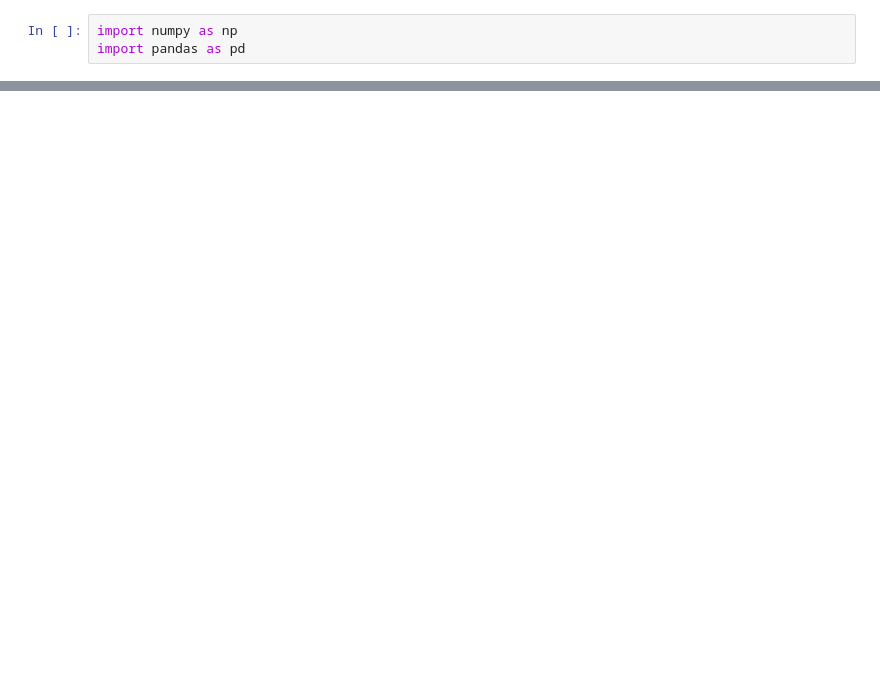
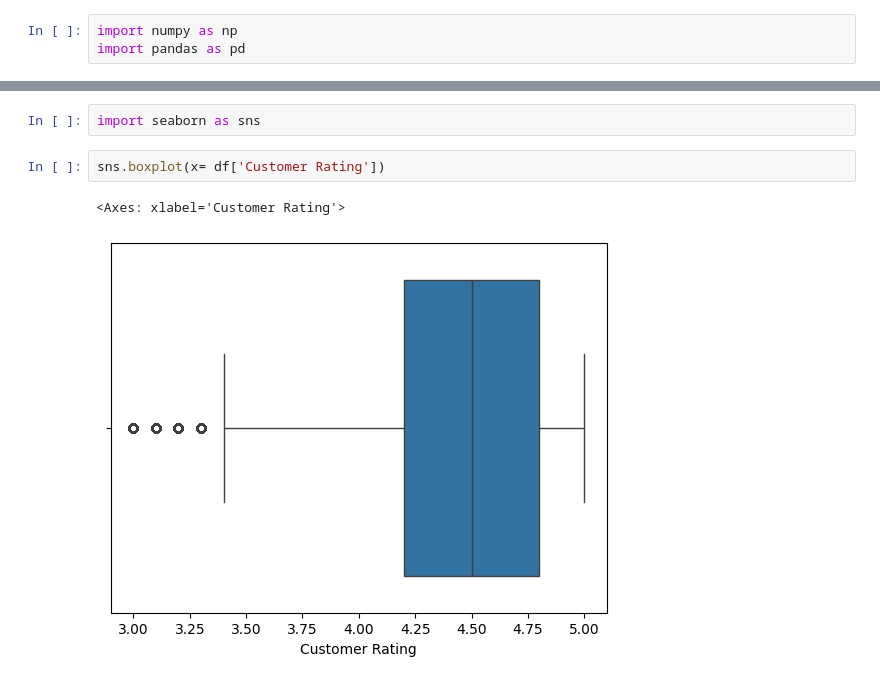
Before and after one commit to ESET0122/basic, a Jupyter notebook: Basics of Python/Practice/Exploratory Data Analysis/eda_self.ipynb, the cells around one changed output, grey strips where cells are left out. Drawn from its saved outputs; the diff is of its cells as text; blank space fills up the shorter version.

```diff
--- a/Basics of Python/Practice/Exploratory Data Analysis/eda_self.ipynb
+++ b/Basics of Python/Practice/Exploratory Data Analysis/eda_self.ipynb
@@ -115,0 +126,7 @@ df.shape
+# %%
+import seaborn as sns
+# %%
+sns.boxplot(x= df['Customer Rating'])
+# %% [output]
+<Axes: xlabel='Customer Rating'>
+[figure, added]
```
Also changed, not shown: parts of 16 cells of this notebook, 5 other files.
